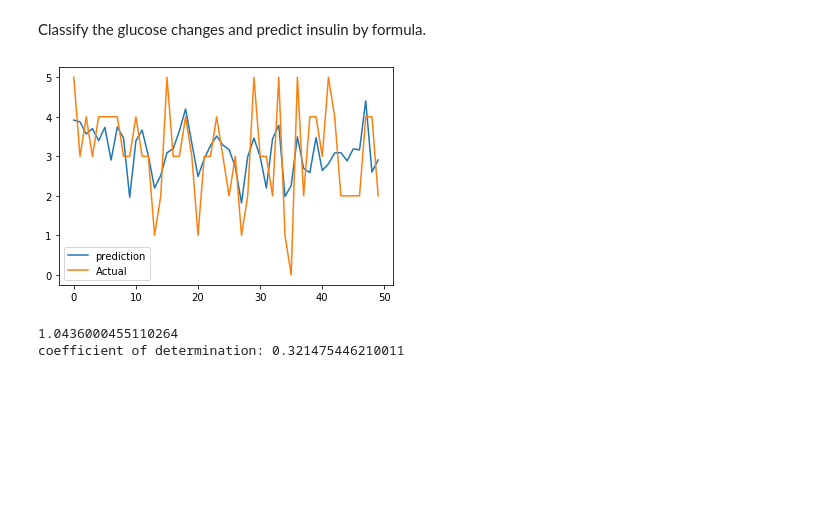
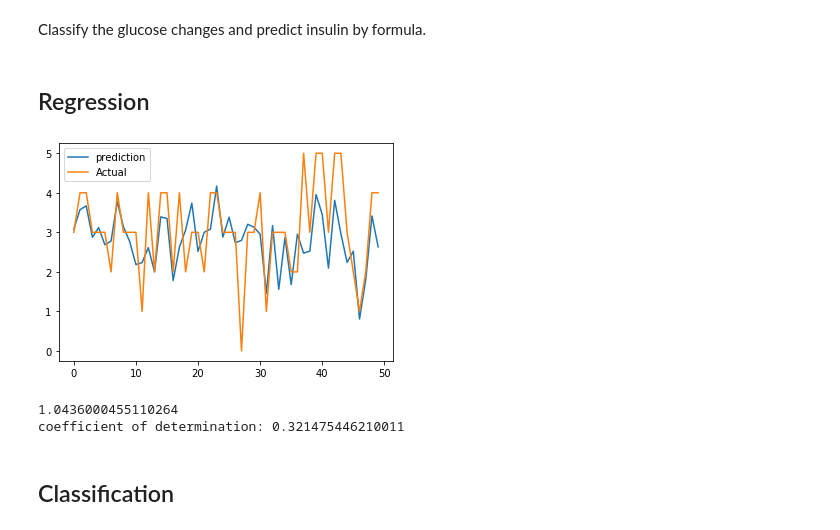
Before and after one commit to oliverZZ/193B_Glucose_Monitor, a Jupyter notebook: Glucose_monitoring.ipynb, the cells around one changed output. Cells and saved outputs as stored; diff of their text form; code cells hidden in the pictures; blank space fills up the shorter version.

```diff
--- a/Glucose_monitoring.ipynb
+++ b/Glucose_monitoring.ipynb
@@ -346,6 +346,8 @@ def Insulin_prediction(df):
 pt118 = feature_addition(pt118)
 # %%
 pt118 = Insulin_prediction(pt118)
+# %% [markdown]
+## Regression ##
 # %%
 from sklearn.preprocessing import PolynomialFeatures
 from sklearn.linear_model import LinearRegression
@@ -366,12 +368,12 @@ model.fit(x_poly, y_train)
 
 y_pred = model.predict(poly.fit_transform(x_test))
 # %%
-plt.plot(y_pred[150:200], label='prediction')
-plt.plot(y_test[150:200], label='Actual')
+plt.plot(y_pred[250:300], label='prediction')
+plt.plot(y_test[250:300], label='Actual')
 plt.legend()
 plt.show()
 # %% [output]
-[figure, old version]
+[figure, new version]
 # %%
 print(np.sqrt(metrics.mean_squared_error(y_test, y_pred)))
 r_sq = model.score(poly.fit_transform(x_test),y_test)
@@ -379,3 +381,5 @@ print('coefficient of determination:', r_sq)
 # %% [output]
 1.0436000455110264
 coefficient of determination: 0.321475446210011
+# %% [markdown]
+## Classification ##
```
Also changed, not shown: parts of 4 cells of this notebook.
